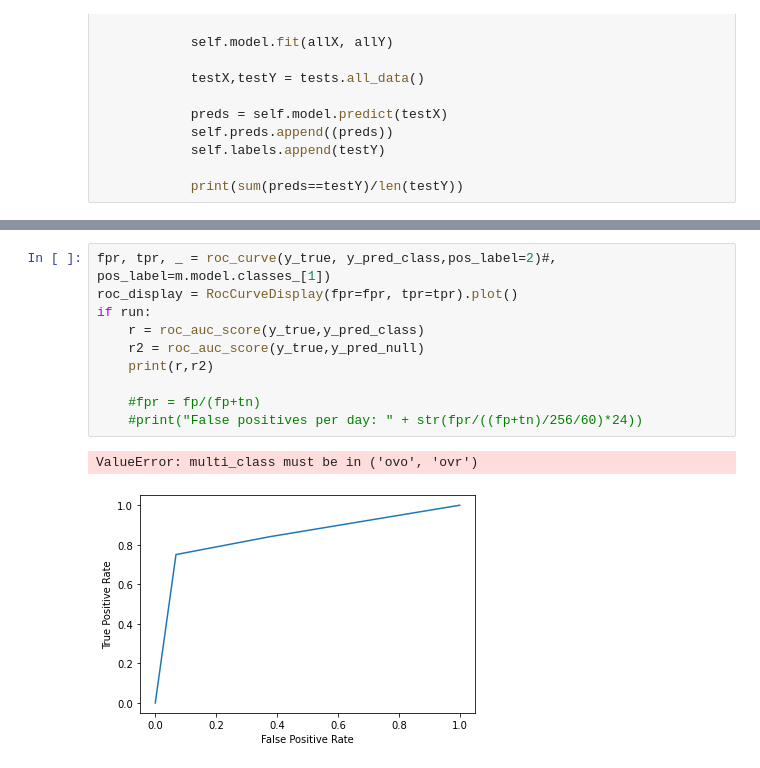
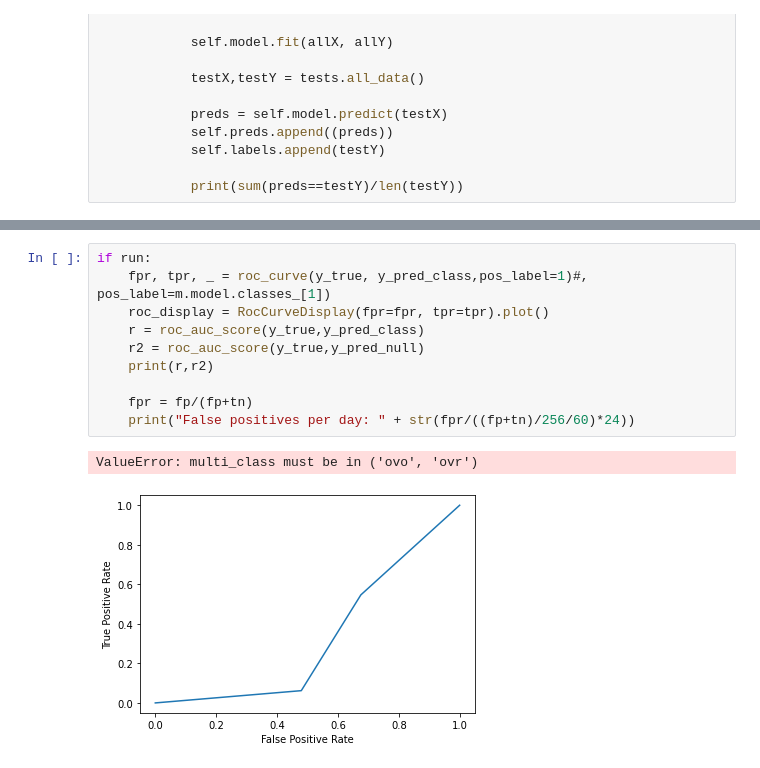
Before and after one commit to FilipMiscevic/SeizureDetection, a Jupyter notebook: chb_import.ipynb, the cells around one changed output, grey strips where cells are left out. Saved outputs shown, nothing was run; the diff lists cells and outputs as text.

```diff
--- a/chb_import.ipynb
+++ b/chb_import.ipynb
@@ -303,16 +317,16 @@ if run:
 # %%
-fpr, tpr, _ = roc_curve(y_true, y_pred_class,pos_label=2)#, pos_label=m.model.classes_[1])
-roc_display = RocCurveDisplay(fpr=fpr, tpr=tpr).plot()
 if run:
+    fpr, tpr, _ = roc_curve(y_true, y_pred_class,pos_label=1)#, pos_label=m.model.classes_[1])
+    roc_display = RocCurveDisplay(fpr=fpr, tpr=tpr).plot()
     r = roc_auc_score(y_true,y_pred_class)
     r2 = roc_auc_score(y_true,y_pred_null)
     print(r,r2)
 
-    #fpr = fp/(fp+tn)
-    #print("False positives per day: " + str(fpr/((fp+tn)/256/60)*24))
+    fpr = fp/(fp+tn)
+    print("False positives per day: " + str(fpr/((fp+tn)/256/60)*24))
 # %% [output]
 ValueError: multi_class must be in ('ovo', 'ovr')
-[figure, old version]
+[figure, new version]
 # %%
 if run:
     print(classification_report(y_true,y_pred_class))
```
Also changed, not shown: parts of 4 cells of this notebook, 1 other file.
